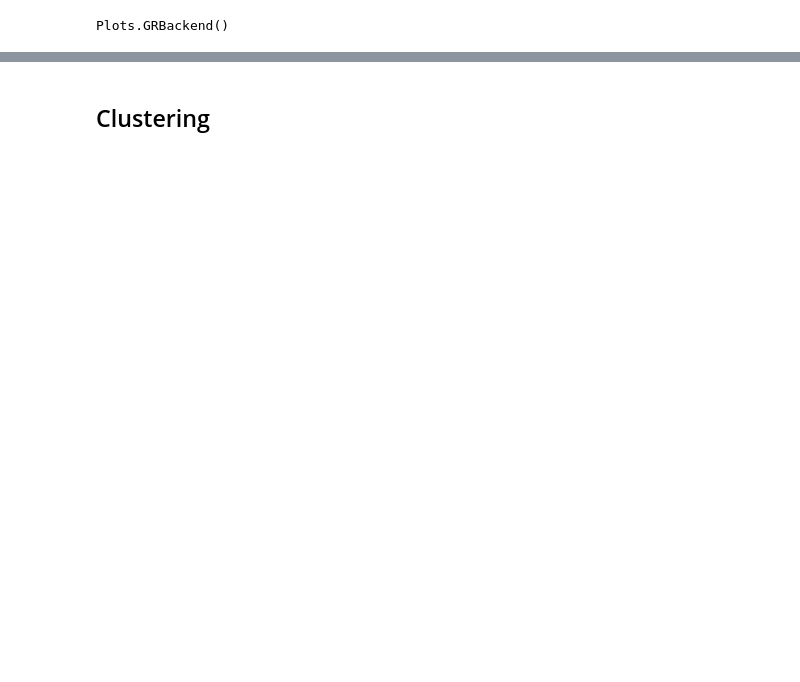
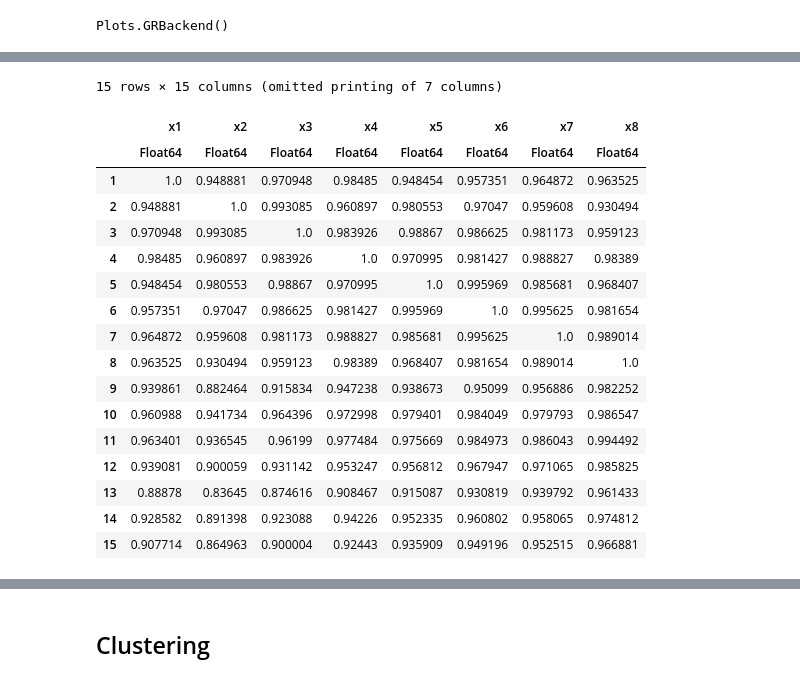
Before and after one commit to ltempfli/Team_assignment_AMO, a Jupyter notebook: Scenario_Generation.ipynb, the cells around one changed output, grey strips where cells are left out. Saved outputs shown, nothing was run; the diff lists cells and outputs as text; code cells hidden in the pictures; blank space fills up the shorter version.

```diff
--- a/Scenario_Generation.ipynb
+++ b/Scenario_Generation.ipynb
@@ -65,0 +71,39 @@ plot(df[:, 1], mean_values, label="Average of V1 to V100", xlabel="Time[h]", yla
+# %%
+# Define the number of zones
+num_zones = 15
+
+df_zones = DataFrame()
+
+# Suppresses warnings about missing values
+function suppress_csv_warnings(zone)
+    file_path = "data/scen_zone$zone.out"
+    return DataFrame(CSV.File(file_path, silencewarnings=true))
+
+end
+
+# Iterate over zones
+for zone in 1:num_zones
+
+    # Read dataframe
+    df = suppress_csv_warnings(zone)
+
+    # Clean dataframe
+    df = dropmissing(df, disallowmissing=true)
+    select!(df, Not(1))
+
+    # Calculate and plot mean values
+    row_means = [mean(skipmissing(row)) for row in eachrow(df)]
+    df_means = DataFrame(RowMean = row_means)
+    p = plot(df_means.RowMean, label="Average of V1 to V100 Zone $zone", xlabel="Time[h]", ylabel="Average Value", title="Average Value of V1 to V100 at Each Time Step")
+    display(p)
+
+    # Rename column
+    DataFrames.rename!(df_means, "RowMean" => "Avg_Zone_$zone")
+
+    # Concatenate dataframes
+    if ncol(df_zones) == 0
+        df_zones = df_means
+    else
+        df_zones = hcat(df_zones, df_means, makeunique=true)
+    end
+end
@@ -65,0 +153,23 @@ plot(df[:, 1], mean_values, label="Average of V1 to V100", xlabel="Time[h]", yla
+# %%
+# Correlation
+cor_matrix = cor(Matrix(df_zones))
+df_cor = DataFrame(cor_matrix, :auto)
+# %% [output]
+15 rows × 15 columns (omitted printing of 7 columns)
+|  | x1 | x2 | x3 | x4 | x5 | x6 | x7 | x8 |
+|  | Float64 | Float64 | Float64 | Float64 | Float64 | Float64 | Float64 | Float64 |
+| 1 | 1.0 | 0.948881 | 0.970948 | 0.98485 | 0.948454 | 0.957351 | 0.964872 | 0.963525 |
+| 2 | 0.948881 | 1.0 | 0.993085 | 0.960897 | 0.980553 | 0.97047 | 0.959608 | 0.930494 |
+| 3 | 0.970948 | 0.993085 | 1.0 | 0.983926 | 0.98867 | 0.986625 | 0.981173 | 0.959123 |
+| 4 | 0.98485 | 0.960897 | 0.983926 | 1.0 | 0.970995 | 0.981427 | 0.988827 | 0.98389 |
+| 5 | 0.948454 | 0.980553 | 0.98867 | 0.970995 | 1.0 | 0.995969 | 0.985681 | 0.968407 |
+| 6 | 0.957351 | 0.97047 | 0.986625 | 0.981427 | 0.995969 | 1.0 | 0.995625 | 0.981654 |
+| 7 | 0.964872 | 0.959608 | 0.981173 | 0.988827 | 0.985681 | 0.995625 | 1.0 | 0.989014 |
+| 8 | 0.963525 | 0.930494 | 0.959123 | 0.98389 | 0.968407 | 0.981654 | 0.989014 | 1.0 |
+| 9 | 0.939861 | 0.882464 | 0.915834 | 0.947238 | 0.938673 | 0.95099 | 0.956886 | 0.982252 |
+| 10 | 0.960988 | 0.941734 | 0.964396 | 0.972998 | 0.979401 | 0.984049 | 0.979793 | 0.986547 |
+| 11 | 0.963401 | 0.936545 | 0.96199 | 0.977484 | 0.975669 | 0.984973 | 0.986043 | 0.994492 |
+| 12 | 0.939081 | 0.900059 | 0.931142 | 0.953247 | 0.956812 | 0.967947 | 0.971065 | 0.985825 |
+| 13 | 0.88878 | 0.83645 | 0.874616 | 0.908467 | 0.915087 | 0.930819 | 0.939792 | 0.961433 |
+| 14 | 0.928582 | 0.891398 | 0.923088 | 0.94226 | 0.952335 | 0.960802 | 0.958065 | 0.974812 |
+| 15 | 0.907714 | 0.864963 | 0.900004 | 0.92443 | 0.935909 | 0.949196 | 0.952515 | 0.966881 |
```
Also changed, not shown: parts of 28 cells of this notebook, 2 other files.
